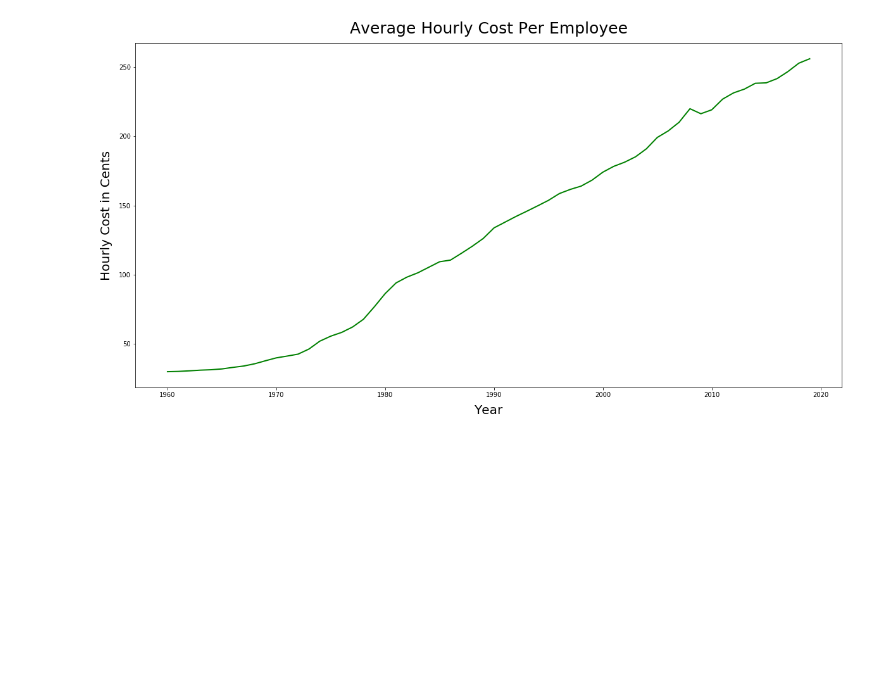
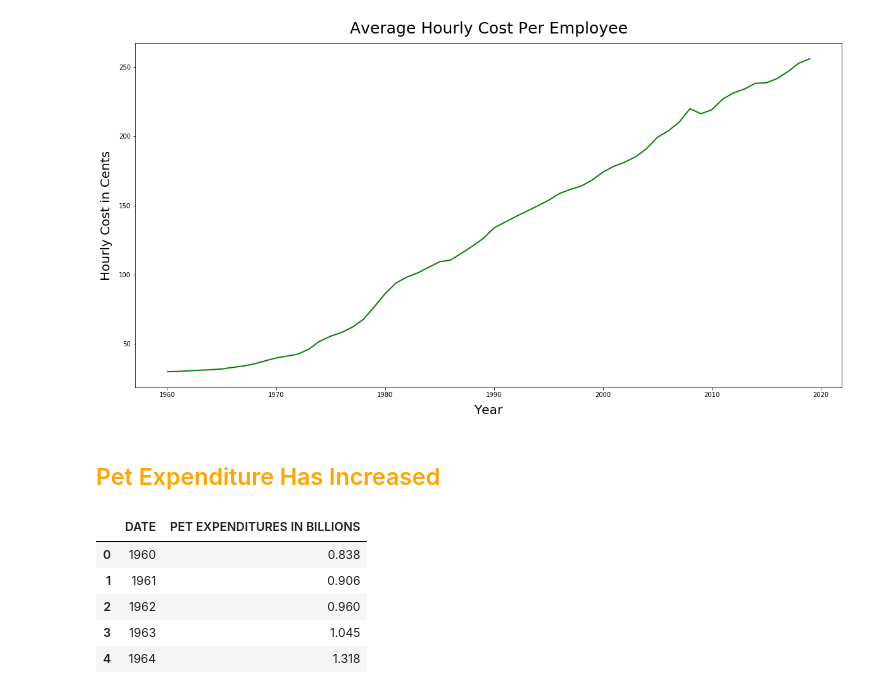
Before and after one commit to kathleeng77/Open-Source-Project-1, a Jupyter notebook: analysis/women-in-workforce-analysis.ipynb, the cells around one changed output. Saved outputs shown, nothing was run; the diff lists cells and outputs as text; code cells hidden in the pictures; blank space fills up the shorter version.

```diff
--- a/analysis/women-in-workforce-analysis.ipynb
+++ b/analysis/women-in-workforce-analysis.ipynb
@@ -321,3 +321,16 @@ plt.savefig("../Images/average-hourly-cost-per-employee-lineplot.png",bbox_inche
 plt.show()
 # %% [output]
 [figure]
+# %% [markdown]
+## <font color=orange>Pet Expenditure Has Increased</font>
+# %%
+# read data from pet expenditure data set
+pet_expend_data = pd.read_csv("../data/pet-expenditure.csv")
+pet_expend_data.head()
+# %% [output]
+|  | DATE | PET EXPENDITURES IN BILLIONS |
+| 0 | 1960 | 0.838 |
+| 1 | 1961 | 0.906 |
+| 2 | 1962 | 0.960 |
+| 3 | 1963 | 1.045 |
+| 4 | 1964 | 1.318 |
```
Also changed, not shown: parts of 2 cells of this notebook, 7 other files.
